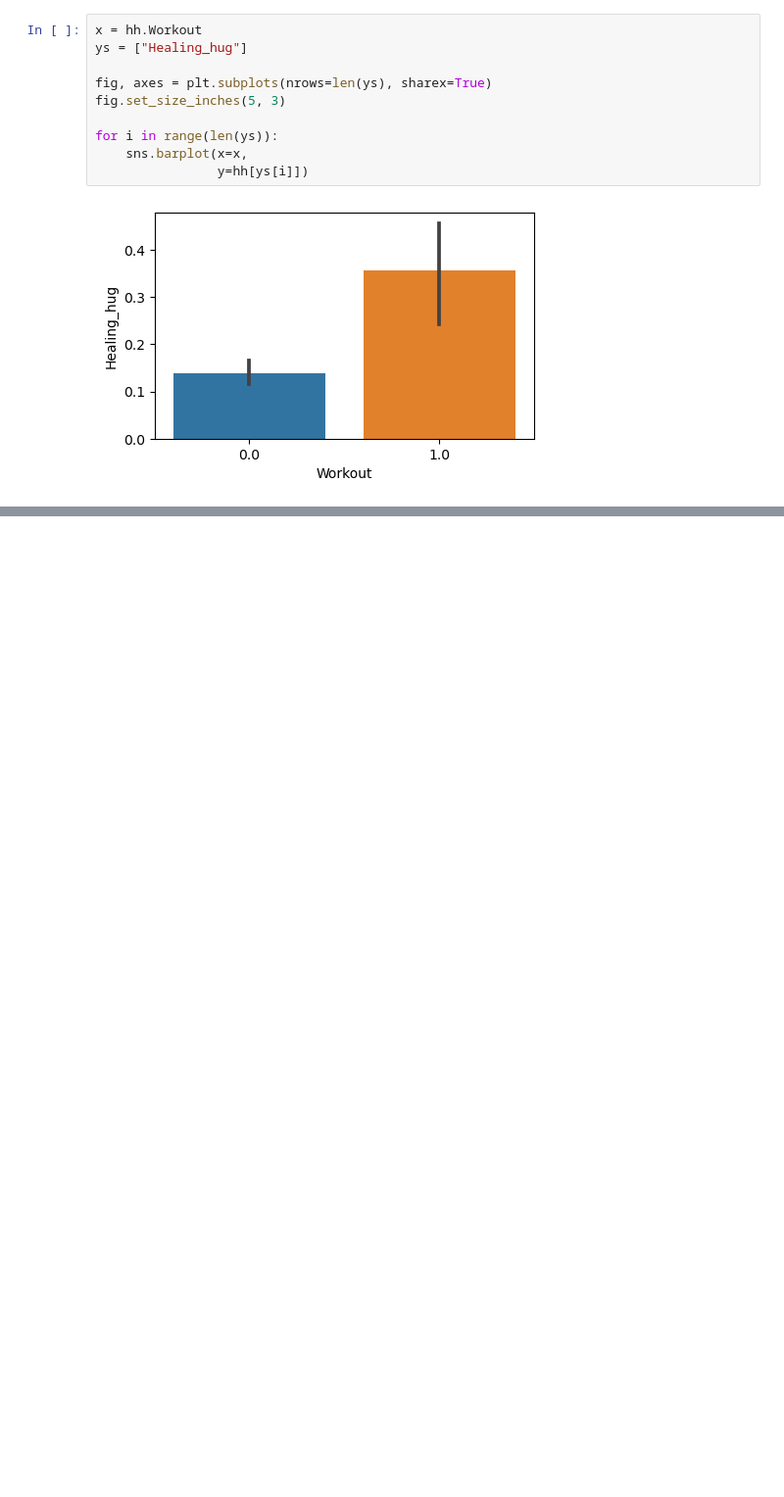
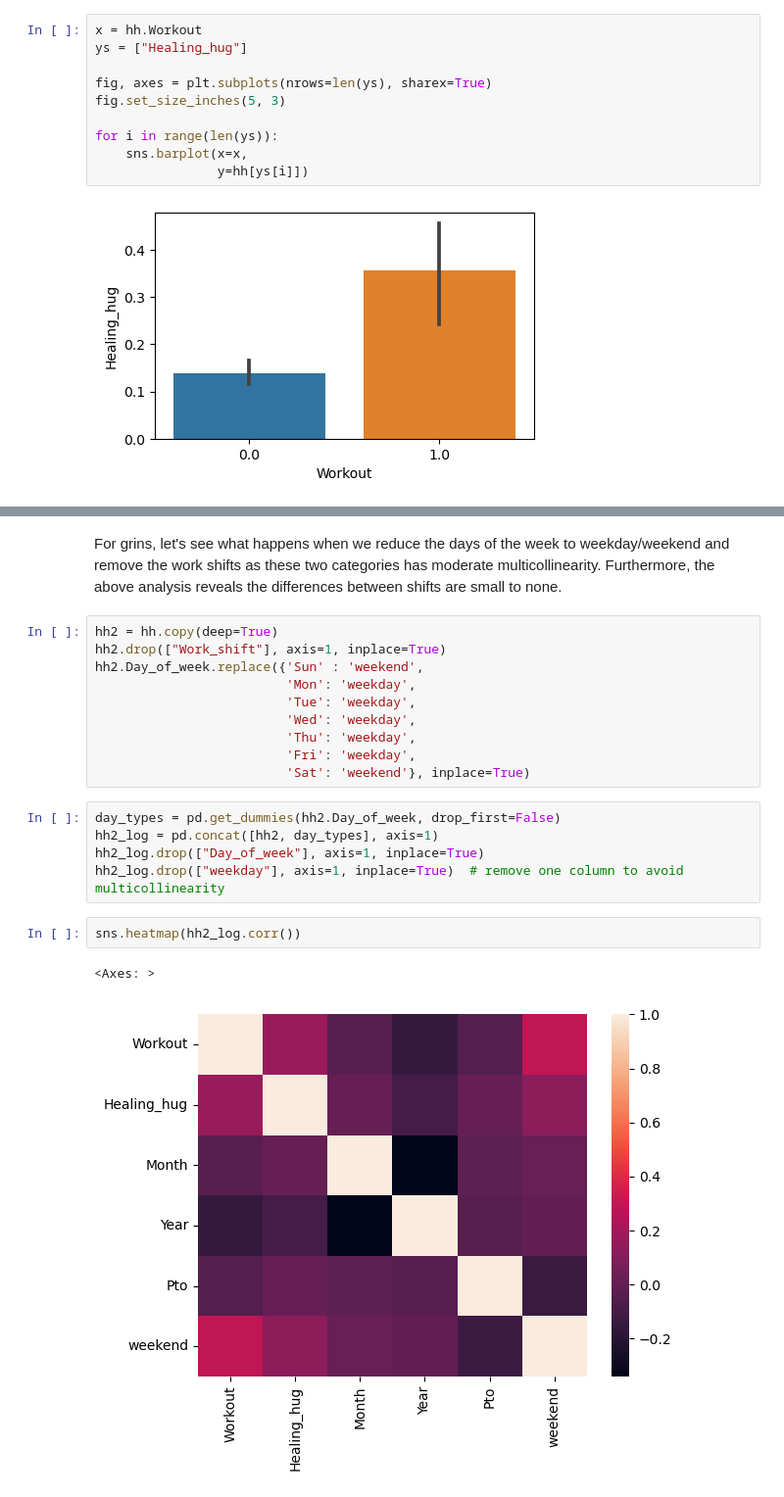
Before and after one commit to oto235/Jason-Schwarz-Data-Science-Portfolio, a Jupyter notebook: main.ipynb, the cells around one changed output, grey strips where cells are left out. Shown at 98% size. Drawn from its saved outputs; the diff is of its cells as text; blank space fills up the shorter version.

Commit message:
first draft

```diff
--- a/main.ipynb
+++ b/main.ipynb
@@ -149,0 +251,22 @@ for i in range(len(ys)):
+# %% [markdown]
+For grins, let's see what happens when we reduce the days of the week to weekday/weekend and remove the work shifts as these two categories has moderate multicollinearity. Furthermore, the above analysis reveals the differences between shifts are small to none.
+# %%
+hh2 = hh.copy(deep=True)
+hh2.drop(["Work_shift"], axis=1, inplace=True)
+hh2.Day_of_week.replace({'Sun' : 'weekend',
+                         'Mon': 'weekday',
+                         'Tue': 'weekday',
+                         'Wed': 'weekday',
+                         'Thu': 'weekday',
+                         'Fri': 'weekday',
+                         'Sat': 'weekend'}, inplace=True)
+# %%
+day_types = pd.get_dummies(hh2.Day_of_week, drop_first=False)
+hh2_log = pd.concat([hh2, day_types], axis=1)
+hh2_log.drop(["Day_of_week"], axis=1, inplace=True)
+hh2_log.drop(["weekday"], axis=1, inplace=True)  # remove one column to avoid multicollinearity
+# %%
+sns.heatmap(hh2_log.corr())
+# %% [output]
+<Axes: >
+[figure, added]
```
Also changed, not shown: parts of 25 cells of this notebook.
